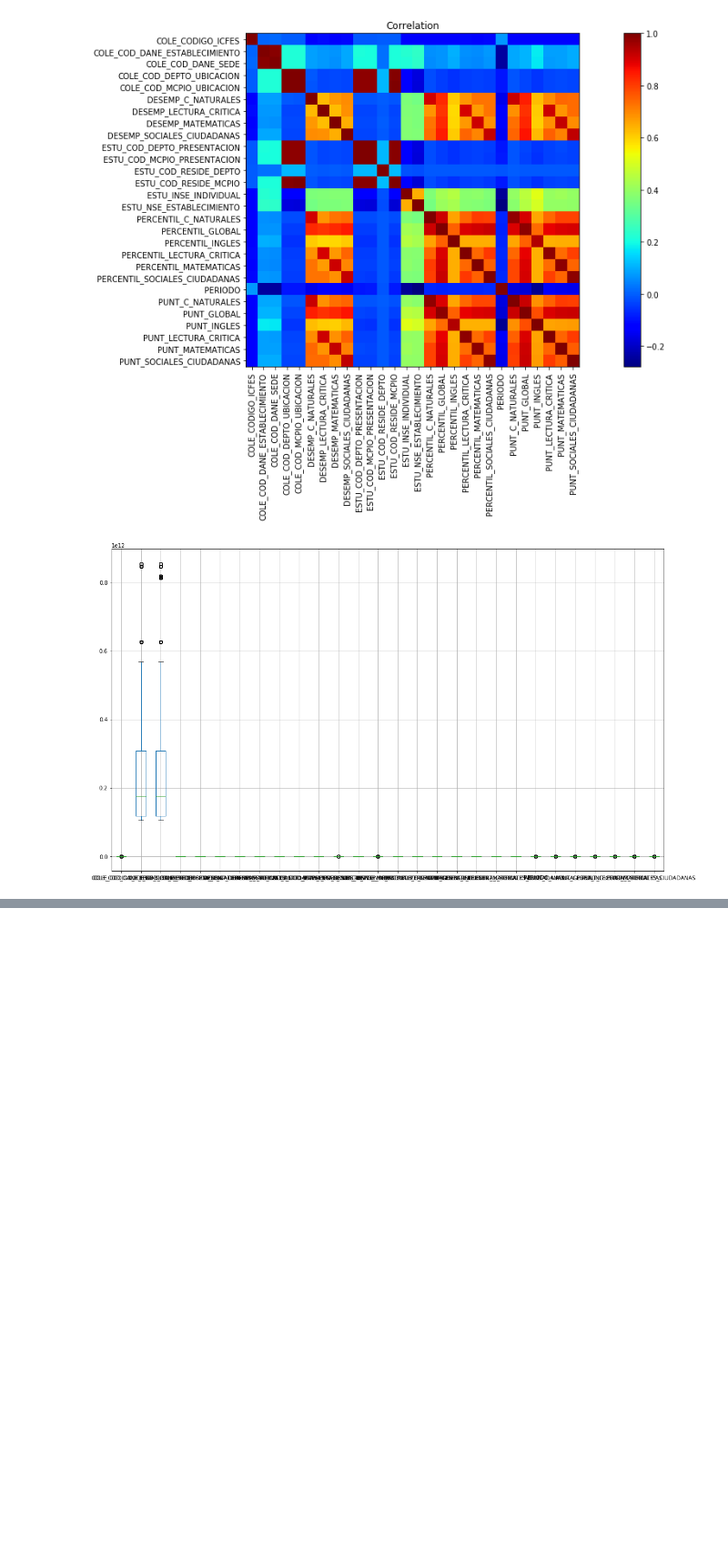
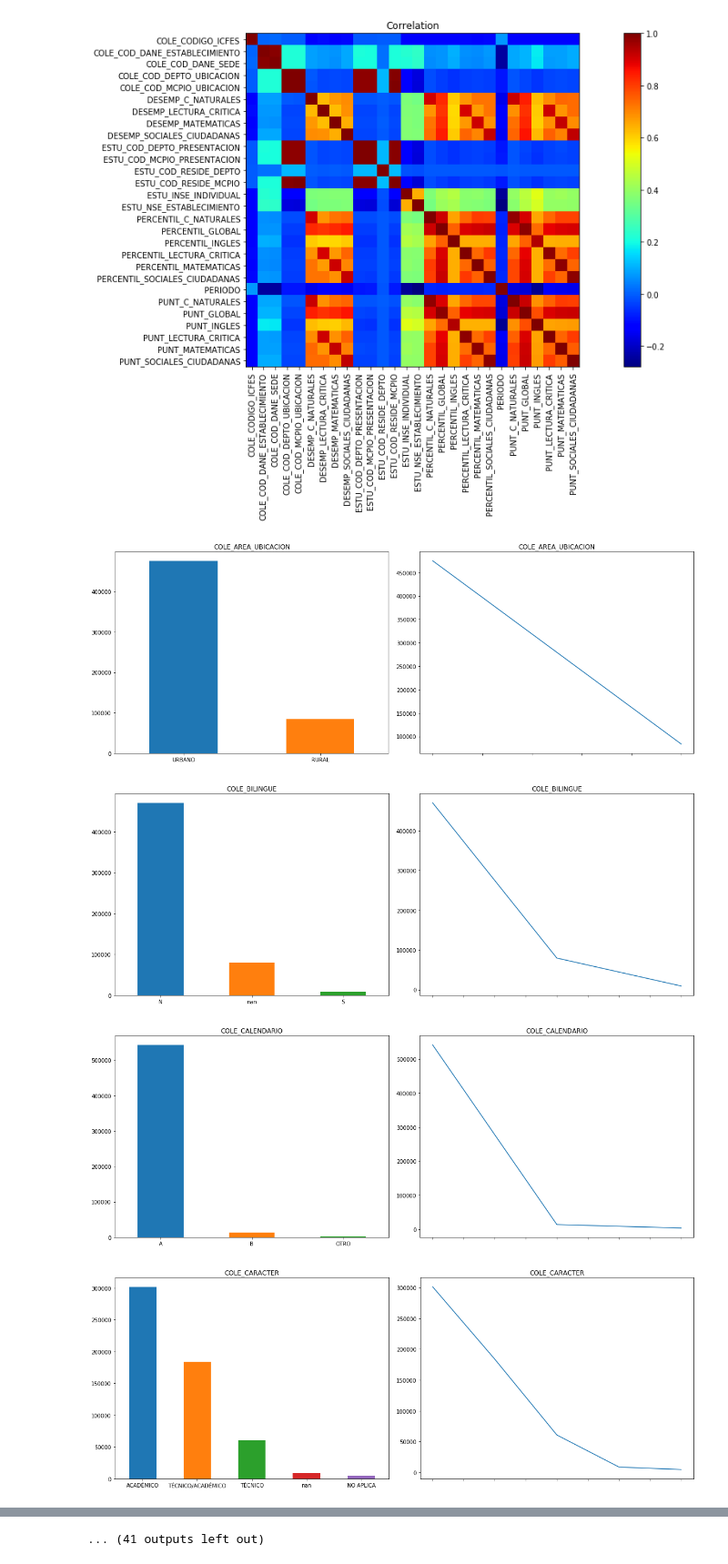
Before and after one commit to ingJSNA/dataMining2018, a Jupyter notebook: ICFES/1 Exploratory Analysis.ipynb, the cells around one changed output, grey strips where cells are left out. Shown at 91% size. Cells and saved outputs as stored; diff of their text form; code cells hidden in the pictures; blank space fills up the shorter version.

```diff
--- a/ICFES/1 Exploratory Analysis.ipynb
+++ b/ICFES/1 Exploratory Analysis.ipynb
@@ -99,17 +99,33 @@ def plot_heatmap(corr, fig_file=None):
 plot_heatmap(correlation, fig_file=None)
 # %% [output]
 [figure]
-# %%
-# Histograms
-c = 2
-r = int(np.ceil(len(icfes.columns) / c))
-
-#icfes.hist(bins=12, layout=(r, c), figsize=(16, 5*r))
-
-icfes.boxplot(figsize=(16, 9))
-
-plt.tight_layout()
-
-plt.show()
-# %% [output]
-[figure, removed]
+# %%
+# Nominal
+
+nominal_icfes = icfes.select_dtypes(exclude=numerics)
+
+def plot_nominal(df):
+    c = 2
+    r = 1
+    for i in df.columns:
+        data = df[i].value_counts(dropna=False)
+
+        fig, axes = plt.subplots(r, c, figsize=(8*c, 6*r))
+        axes = np.array(axes).reshape(-1, c)
+
+        for axe in axes:
+            # Plot top 10 frequent values
+            data.iloc[:10].plot.bar(ax=axe[0], title=i, rot='0')
+
+            data.plot(ax=axe[1], title=i)
+
+        plt.tight_layout()
+
+        plt.show()
+
+plot_nominal(nominal_icfes)
+# %% [output]
+[figure, added]
+[figure, added]
+[figure, added]
+[figure, added]
@@ -116 +140,2 @@ plt.show()
+... (41 outputs left out)
 # %%
```
Also changed, not shown: parts of 8 cells of this notebook.
